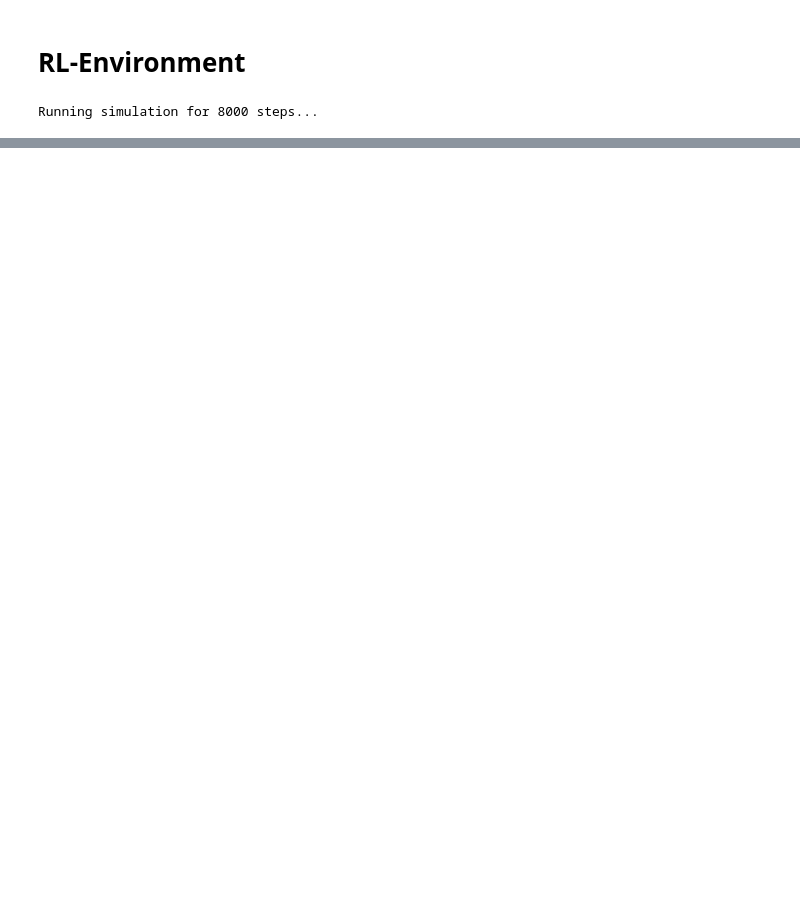
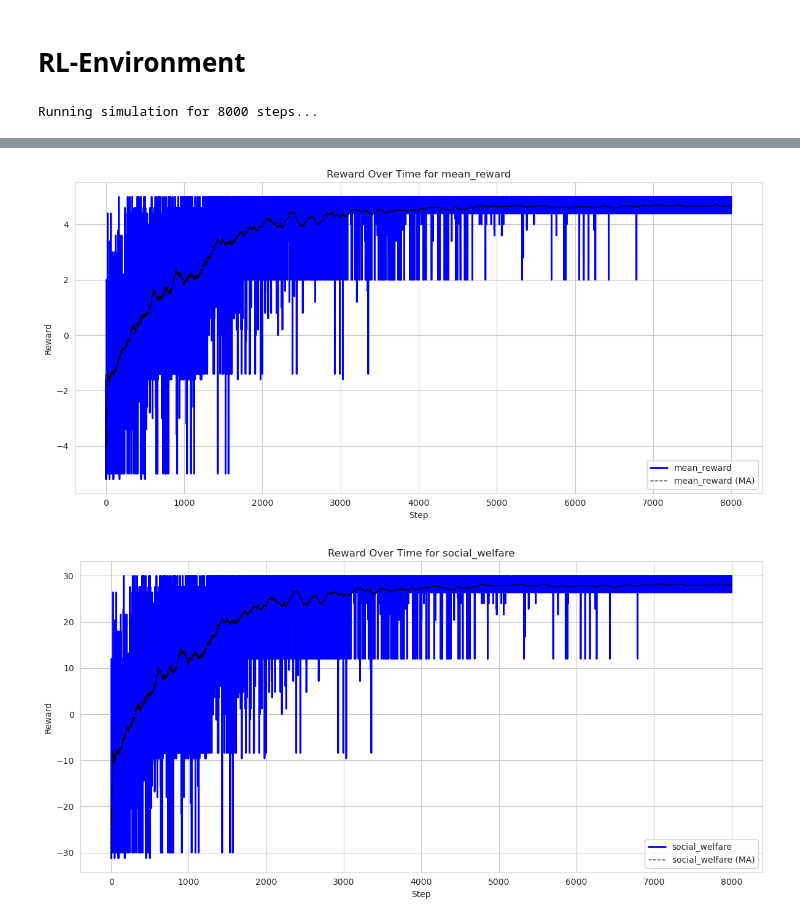
Before and after one commit to BlueSausage/FederatedComputeCluster, a Jupyter notebook: src/rl_environment_statik.ipynb, the cells around one changed output, grey strips where cells are left out. Cells and saved outputs as stored; diff of their text form; code cells hidden in the pictures; blank space fills up the shorter version.

```diff
--- a/src/rl_environment_statik.ipynb
+++ b/src/rl_environment_statik.ipynb
@@ -8,33 +11,3 @@ from marketenvironment import MarketEnvironment
 # %% [markdown]
 # RL-Environment
-# %%
-def run_episode(sim_env: MarketEnvironment, max_steps: int):
-    states = sim_env.reset()
-    done = False
-    step_count = 0
-
-    rewards_info = {}
-
-    while not done and step_count < max_steps:
-        #print(f"--- Step {step_count} ---")
-        actions = {}
-        for agent in sim_env.agents.values():
-            actions[agent.name] = agent.choose_action(states[agent.name])
-
-        next_state, rewards, done, info = sim_env.step(actions)
-
-        rewards_info[step_count] = rewards
-        rewards_info[step_count]["mean_reward"] = sum(rewards.values()) / len(rewards.keys())
-        rewards_info[step_count]["social_welfare"] = sum(rewards.values())
-
-        for agent in sim_env.agents.values():
-            agent.learn(
-                states[agent.name], actions[agent.name],
-                rewards[agent.name], next_state[agent.name]
-            )
-
-        states = next_state
-        step_count += 1
-
-    return sim_env, rewards_info
 # %%
@@ -92,0 +58,6 @@ plt.plot(eps.keys(), value)
+# %%
+plots.plot_reward_for("mean_reward", round_info)
+plots.plot_reward_for("social_welfare", round_info)
+# %% [output]
+[figure, added]
+[figure, added]
```
Also changed, not shown: parts of 8 cells of this notebook, 5 other files.
